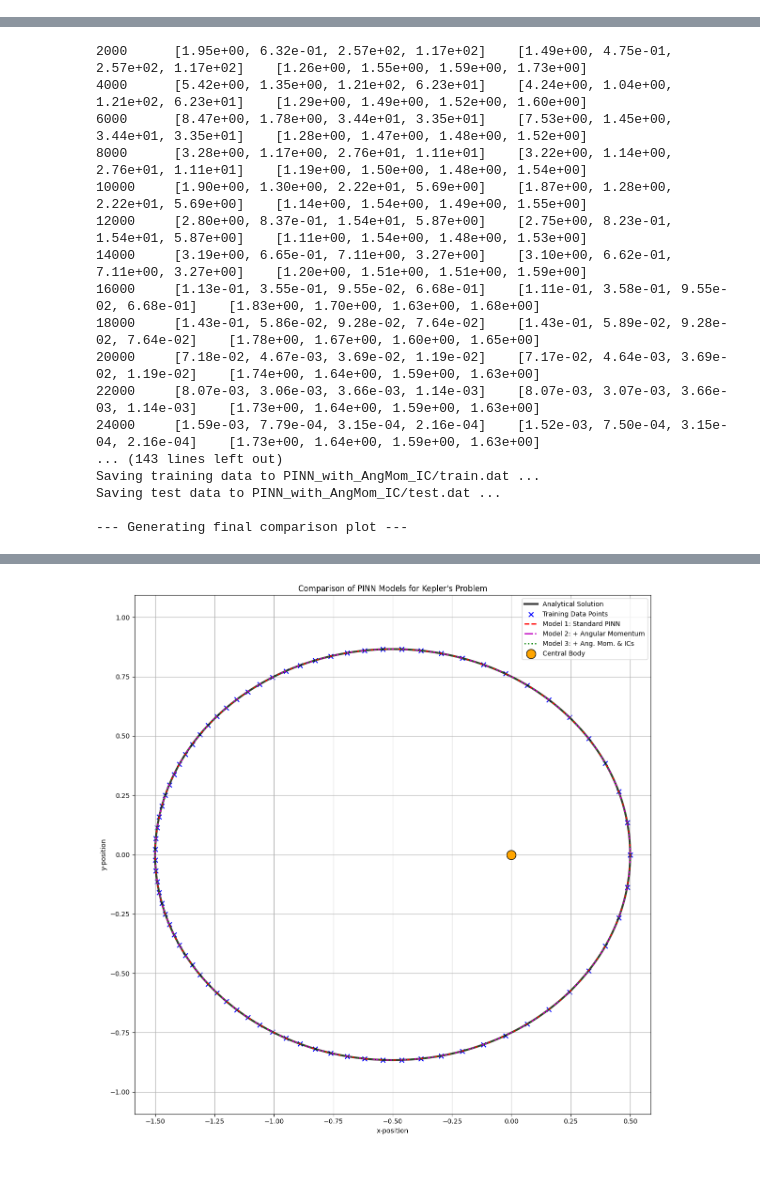
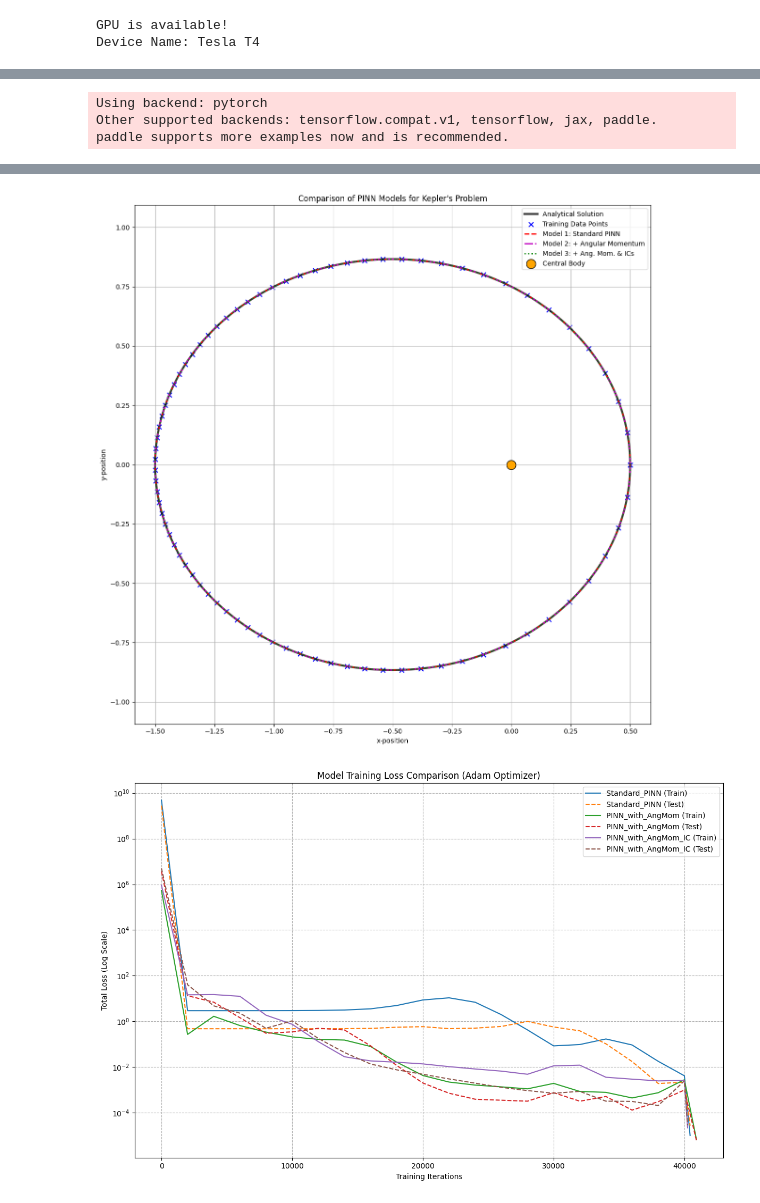
Before and after one commit to Julian-L-Avila/Modell-Physik-2025-1, a Jupyter notebook: DeepXDE/Keppler/keppler.sync.ipynb, the cells around one changed output, grey strips where cells are left out. Drawn from its saved outputs; the diff is of its cells as text; code cells hidden in the pictures; blank space fills up the shorter version.

```diff
--- a/DeepXDE/Keppler/keppler.sync.ipynb
+++ b/DeepXDE/Keppler/keppler.sync.ipynb
@@ -1,3 +1,13 @@
+# %%
+import torch
+if torch.cuda.is_available():
+    print("GPU is available!")
+    print("Device Name:", torch.cuda.get_device_name(0))
+else:
+    print("GPU is not available.")
+# %% [output]
+GPU is available!
+Device Name: Tesla T4
 # %%
 # Install deepxde if you haven't already
 !pip install deepxde
@@ -157,6 +167,7 @@ models_to_train = {
 }
 predictions = {}
 
+
 for name, (model, weights) in models_to_train.items():
     print(f"\n--- Training {name} ---")
     if not os.path.exists(name):
@@ -199,5 +210,32 @@ plt.axis('equal')
 plt.grid(True)
 plt.tight_layout()
 plt.savefig("final_comparison_orbit.png")
+
+# --- Loss History Plot ---
+print("\n--- Generating final comparison plot for loss history ---")
+plt.figure(figsize=(12, 8))
+# Read and plot loss history from .dat files
+for name in models_to_train.keys():
+    try:
+        loss_data = np.loadtxt(os.path.join(name, "loss.dat"))
+        steps = loss_data[:, 0]
+        train_loss = loss_data[:, 1]
+        test_loss = loss_data[:, 2]
+        plt.plot(steps, train_loss, label=f'{name} (Train)')
+        plt.plot(steps, test_loss, label=f'{name} (Test)', linestyle='dashed')
+    except FileNotFoundError:
+        print(f"Loss history file not found for {name}. Skipping plot.")
+
+
+plt.yscale('log')
+plt.title('Model Training Loss Comparison (Adam Optimizer)')
+plt.xlabel('Training Iterations')
+plt.ylabel('Total Loss (Log Scale)')
+plt.legend()
+plt.grid(True, which="both", ls="--")
+plt.tight_layout()
+plt.savefig("final_comparison_loss.png")
+
+# Show all generated figures.
 plt.show()
 # %% [output]
@@ -221,17 +259,3 @@ Training model...
-2000      [1.95e+00, 6.32e-01, 2.57e+02, 1.17e+02]    [1.49e+00, 4.75e-01, 2.57e+02, 1.17e+02]    [1.26e+00, 1.55e+00, 1.59e+00, 1.73e+00]
-4000      [5.42e+00, 1.35e+00, 1.21e+02, 6.23e+01]    [4.24e+00, 1.04e+00, 1.21e+02, 6.23e+01]    [1.29e+00, 1.49e+00, 1.52e+00, 1.60e+00]
-6000      [8.47e+00, 1.78e+00, 3.44e+01, 3.35e+01]    [7.53e+00, 1.45e+00, 3.44e+01, 3.35e+01]    [1.28e+00, 1.47e+00, 1.48e+00, 1.52e+00]
-8000      [3.28e+00, 1.17e+00, 2.76e+01, 1.11e+01]    [3.22e+00, 1.14e+00, 2.76e+01, 1.11e+01]    [1.19e+00, 1.50e+00, 1.48e+00, 1.54e+00]
-10000     [1.90e+00, 1.30e+00, 2.22e+01, 5.69e+00]    [1.87e+00, 1.28e+00, 2.22e+01, 5.69e+00]    [1.14e+00, 1.54e+00, 1.49e+00, 1.55e+00]
-12000     [2.80e+00, 8.37e-01, 1.54e+01, 5.87e+00]    [2.75e+00, 8.23e-01, 1.54e+01, 5.87e+00]    [1.11e+00, 1.54e+00, 1.48e+00, 1.53e+00]
-14000     [3.19e+00, 6.65e-01, 7.11e+00, 3.27e+00]    [3.10e+00, 6.62e-01, 7.11e+00, 3.27e+00]    [1.20e+00, 1.51e+00, 1.51e+00, 1.59e+00]
-16000     [1.13e-01, 3.55e-01, 9.55e-02, 6.68e-01]    [1.11e-01, 3.58e-01, 9.55e-02, 6.68e-01]    [1.83e+00, 1.70e+00, 1.63e+00, 1.68e+00]
-18000     [1.43e-01, 5.86e-02, 9.28e-02, 7.64e-02]    [1.43e-01, 5.89e-02, 9.28e-02, 7.64e-02]    [1.78e+00, 1.67e+00, 1.60e+00, 1.65e+00]
-20000     [7.18e-02, 4.67e-03, 3.69e-02, 1.19e-02]    [7.17e-02, 4.64e-03, 3.69e-02, 1.19e-02]    [1.74e+00, 1.64e+00, 1.59e+00, 1.63e+00]
-22000     [8.07e-03, 3.06e-03, 3.66e-03, 1.14e-03]    [8.07e-03, 3.07e-03, 3.66e-03, 1.14e-03]    [1.73e+00, 1.64e+00, 1.59e+00, 1.63e+00]
-24000     [1.59e-03, 7.79e-04, 3.15e-04, 2.16e-04]    [1.52e-03, 7.50e-04, 3.15e-04, 2.16e-04]    [1.73e+00, 1.64e+00, 1.59e+00, 1.63e+00]
-... (143 lines left out)
-Saving training data to PINN_with_AngMom_IC/train.dat ...
-Saving test data to PINN_with_AngMom_IC/test.dat ...
-
---- Generating final comparison plot ---
+Using backend: pytorch
+Other supported backends: tensorflow.compat.v1, tensorflow, jax, paddle.
+paddle supports more examples now and is recommended.
@@ -238 +299,2 @@ Saving test data to PINN_with_AngMom_IC/test.dat ...
 [figure]
+[figure, added]
```
Also changed, not shown: parts of 1 cell of this notebook.
